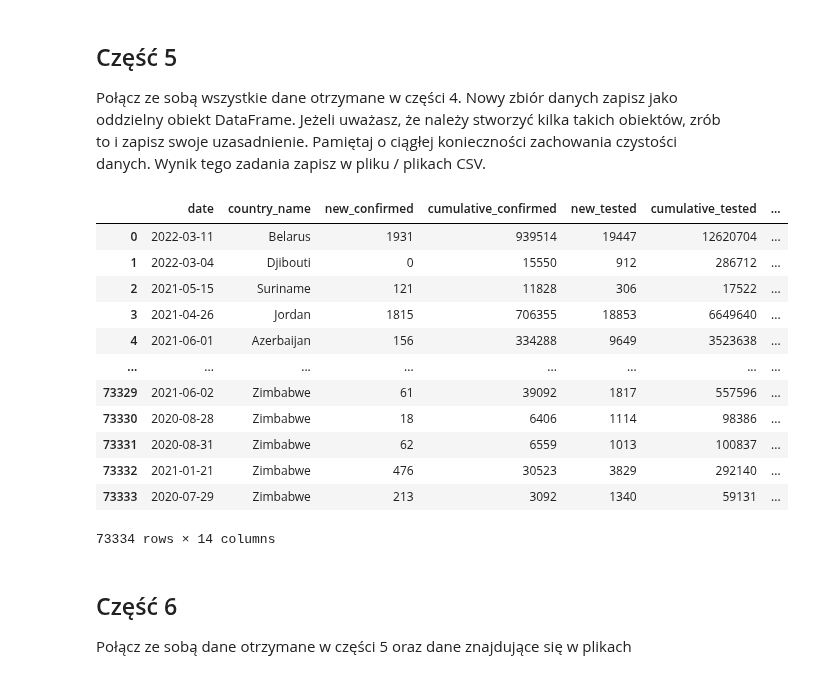
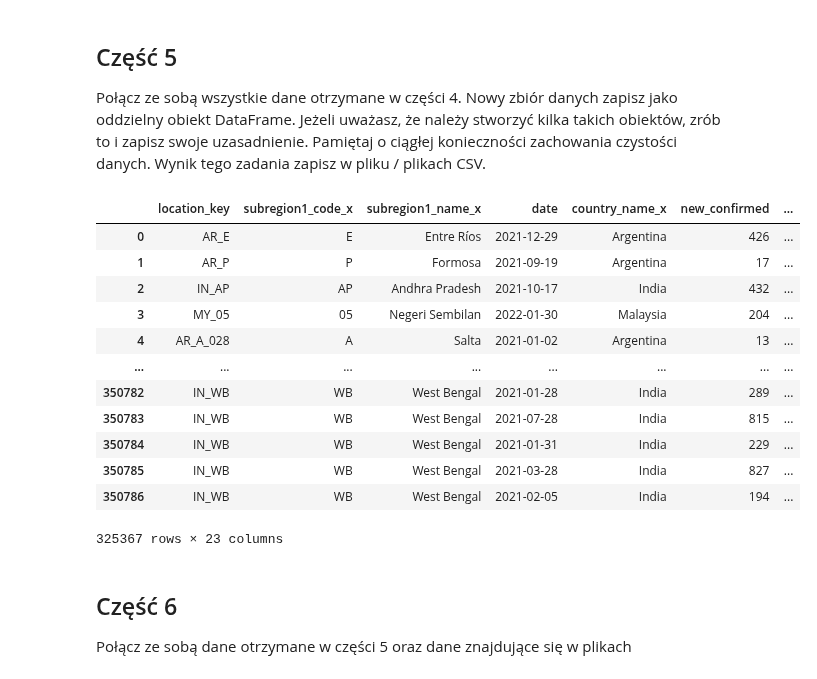
Before and after one commit to JakubKaczmarek5764/BigData1, a Jupyter notebook: main.ipynb, the cells around one changed output. Saved outputs shown, nothing was run; the diff lists cells and outputs as text; code cells hidden in the pictures.

```diff
--- a/main.ipynb
+++ b/main.ipynb
@@ -266,7 +270,8 @@ df1
 # %% [markdown]
  4.2. Chcemy wygenerować statystyki dotyczące zachorowań na COVID-19 na całym świecie.
 # %%
-query = ("""select distinct date, country_name, new_confirmed, cumulative_confirmed, cast(new_tested as int) as new_tested,  cumulative_tested from bigquery-public-data.covid19_open_data.covid19_open_data WHERE
+query = ("""select distinct location_key, subregion1_code, subregion1_name,date, country_name, new_confirmed, cumulative_confirmed, cast(new_tested as int) as new_tested,  cumulative_tested from bigquery-public-data.covid19_open_data.covid19_open_data WHERE
+    location_key IS NOT NULL AND
   date IS NOT NULL
   AND country_name IS NOT NULL
   AND new_confirmed IS NOT NULL
@@ -279,7 +284,6 @@ query = ("""select distinct date, country_name, new_confirmed, cumulative_confir
   AND cast(new_tested as int) >= 0
   AND cumulative_confirmed >= 0
   AND cumulative_tested >= 0
-  AND aggregation_level = 0
   """)
 query_job = client.query(query)
 query_result = query_job.result()
@@ -305,6 +309,9 @@ df2
 # %%
 query = ("""
 SELECT
+    location_key,
+    subregion1_code,
+    subregion1_name,
     date,
     country_name,
     new_deceased,
@@ -312,14 +319,13 @@ SELECT
 FROM `bigquery-public-data.covid19_open_data.covid19_open_data`
 WHERE
     date IS NOT NULL AND
+    location_key IS NOT NULL AND
     country_name IS NOT NULL AND
     new_deceased IS NOT NULL AND
     cumulative_deceased IS NOT NULL AND
     new_deceased <= cumulative_deceased AND
     new_deceased >= 0
     AND cumulative_deceased >= 0
-    AND aggregation_level = 0
-
     ;
 
 """)
@@ -345,10 +351,14 @@ df3
 # %% [markdown]
  4.4. Chcemy zaobserwować trendy i zależności dotyczące szczepień na COVID-19.
 # %%
+
 import numpy as np
 
 query = ("""
 SELECT
+    location_key,
+    subregion1_code,
+    subregion1_name,
     date,
     country_name,
     new_persons_vaccinated,
@@ -359,10 +369,15 @@ SELECT
     cumulative_vaccine_doses_administered
 FROM `bigquery-public-data.covid19_open_data.covid19_open_data`
 WHERE
+    location_key IS NOT NULL AND
     date IS NOT NULL AND
-    country_name IS NOT NULL
-    AND aggregation_level = 0
-
+    country_name IS NOT NULL AND
+    new_persons_vaccinated >= 0 AND
+    cumulative_persons_vaccinated >= 0 AND
+    new_persons_fully_vaccinated >= 0 AND
+    cumulative_persons_fully_vaccinated >= 0 AND
+    new_vaccine_doses_administered >= 0 AND
+    cumulative_vaccine_doses_administered >= 0
     ;
 
 """)
@@ -427,25 +445,25 @@ Połącz ze sobą wszystkie dane otrzymane w części 4. Nowy zbiór danych zapi
 # %%
 # df1 + gdp + world_countries + df5
 # df2 + df3 + df4
-merged_df = df2.merge(df3, on=["country_name", "date"], how="inner")
-merged_df = merged_df.merge(df4, on=["country_name", "date"], how="inner")
+merged_df = df2.merge(df3, on=["location_key", "date"], how="inner")
+merged_df = merged_df.merge(df4, on=["location_key", "date"], how="inner")
 merged_df = merged_df.dropna()
 merged_df.to_csv("covid_combined_data.csv", index=False)
 merged_df
 # %% [output]
-|  | date | country_name | new_confirmed | cumulative_confirmed | new_tested | cumulative_tested | ... |
-| 0 | 2022-03-11 | Belarus | 1931 | 939514 | 19447 | 12620704 | ... |
-| 1 | 2022-03-04 | Djibouti | 0 | 15550 | 912 | 286712 | ... |
-| 2 | 2021-05-15 | Suriname | 121 | 11828 | 306 | 17522 | ... |
-| 3 | 2021-04-26 | Jordan | 1815 | 706355 | 18853 | 6649640 | ... |
-| 4 | 2021-06-01 | Azerbaijan | 156 | 334288 | 9649 | 3523638 | ... |
+|  | location_key | subregion1_code_x | subregion1_name_x | date | country_name_x | new_confirmed | ... |
+| 0 | AR_E | E | Entre Ríos | 2021-12-29 | Argentina | 426 | ... |
+| 1 | AR_P | P | Formosa | 2021-09-19 | Argentina | 17 | ... |
+| 2 | IN_AP | AP | Andhra Pradesh | 2021-10-17 | India | 432 | ... |
+| 3 | MY_05 | 05 | Negeri Sembilan | 2022-01-30 | Malaysia | 204 | ... |
+| 4 | AR_A_028 | A | Salta | 2021-01-02 | Argentina | 13 | ... |
 | ... | ... | ... | ... | ... | ... | ... | ... |
-| 73329 | 2021-06-02 | Zimbabwe | 61 | 39092 | 1817 | 557596 | ... |
-| 73330 | 2020-08-28 | Zimbabwe | 18 | 6406 | 1114 | 98386 | ... |
-| 73331 | 2020-08-31 | Zimbabwe | 62 | 6559 | 1013 | 100837 | ... |
-| 73332 | 2021-01-21 | Zimbabwe | 476 | 30523 | 3829 | 292140 | ... |
-| 73333 | 2020-07-29 | Zimbabwe | 213 | 3092 | 1340 | 59131 | ... |
+| 350782 | IN_WB | WB | West Bengal | 2021-01-28 | India | 289 | ... |
+| 350783 | IN_WB | WB | West Bengal | 2021-07-28 | India | 815 | ... |
+| 350784 | IN_WB | WB | West Bengal | 2021-01-31 | India | 229 | ... |
+| 350785 | IN_WB | WB | West Bengal | 2021-03-28 | India | 827 | ... |
+| 350786 | IN_WB | WB | West Bengal | 2021-02-05 | India | 194 | ... |
-73334 rows × 14 columns
+325367 rows × 23 columns
 # %% [markdown]
 ## Część 6
 Połącz ze sobą dane otrzymane w części 5 oraz dane znajdujące się w plikach
```
Also changed, not shown: parts of 8 cells of this notebook.
